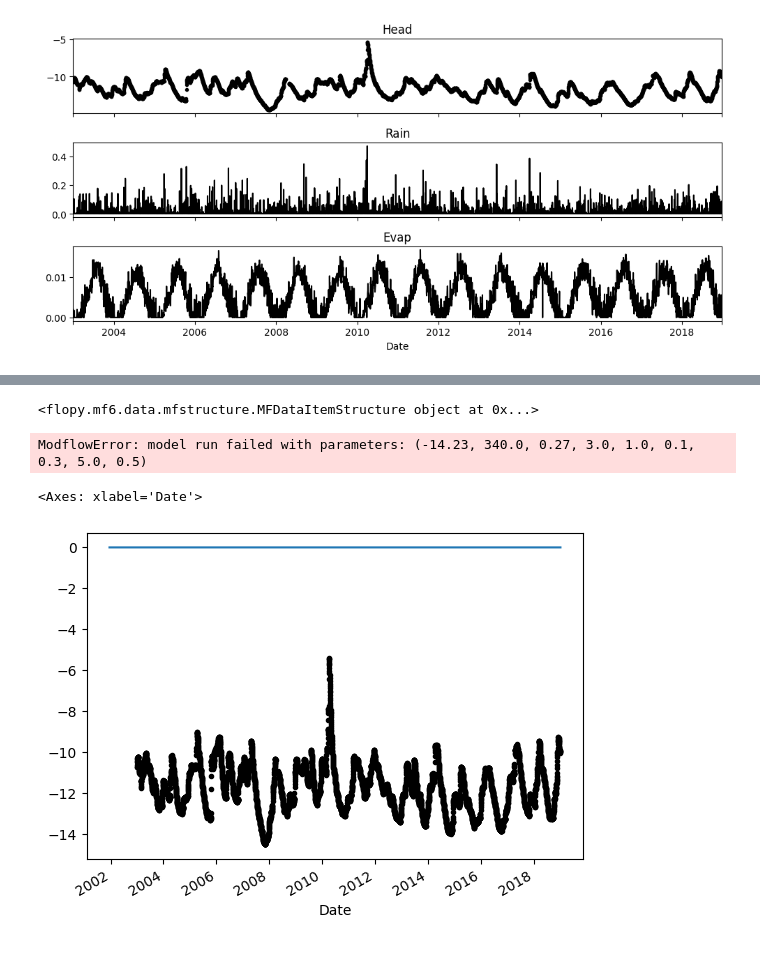
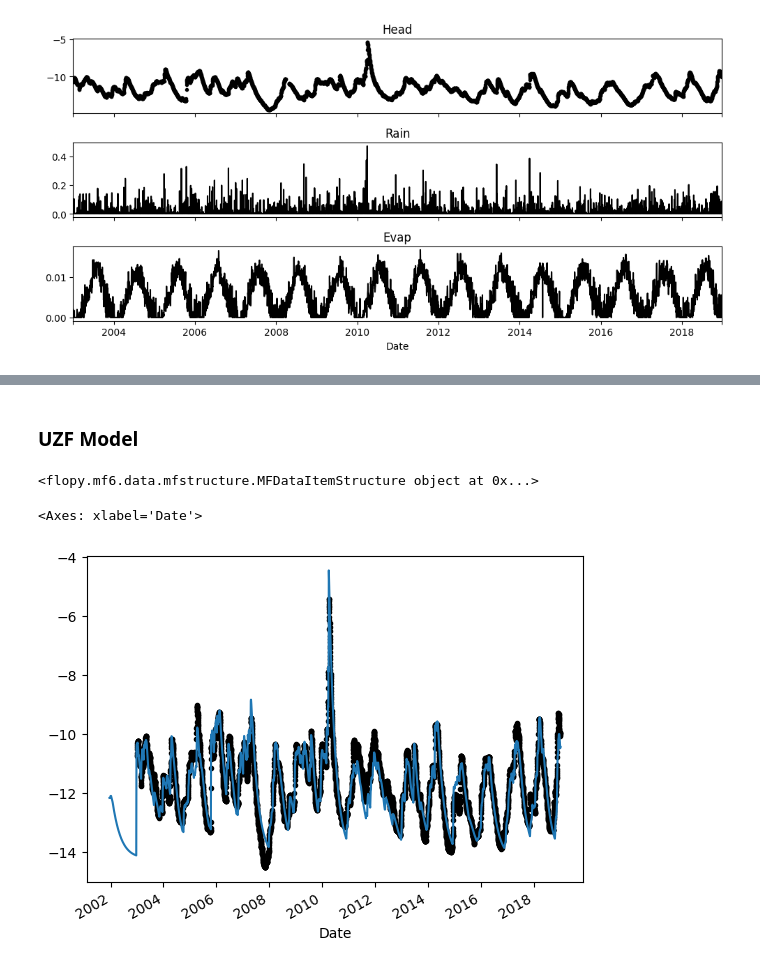
Before and after one commit to pastas/pastas-plugins, a Jupyter notebook: docs/examples/modflow_uzf.ipynb, the cells around one changed output, grey strips where cells are left out. Cells and saved outputs as stored; diff of their text form; code cells hidden in the pictures.

Commit message:
uzf modflow pastas example

```diff
--- a/docs/examples/modflow_uzf.ipynb
+++ b/docs/examples/modflow_uzf.ipynb
@@ -40,29 +86,26 @@ ps.plots.series(head, [prec, evap], hist=False);
+# %% [markdown]
+### UZF Model
 # %%
-# create modflow pastas model with c and sy
 mlumf = ps.Model(head)
-constant_d = -14.23
-# shorten the warmup to speed up the modflow calculation somewhat.
-mlumf.settings["warmup"] = pd.Timedelta(days=4 * 365)
-expmf = ppmf.ModflowUzf(exe_name=mf6_exe, sim_ws="mf_files/test_umf", head=head, nwavesets=100, ntrailwaves=7)
+
+expmf = ppmf.ModflowUzf(exe_name=mf6_exe, sim_ws="mf_files/test_umf", head=head)
 expsm = ppmf.ModflowModel(prec=prec, evap=evap, modflow=expmf, name="test_expmfsm")
 mlumf.add_stressmodel(expsm)
 mlumf.set_parameter(f"{expsm.name}_s", initial=0.27, vary=False)
 mlumf.set_parameter(f"{expsm.name}_c", initial=340.0, vary=False)
-# mlexpmf.set_parameter(f"{expsm.name}_f", initial=mlexp_f, vary=False)
+constant_d = -14.23
 if "constant_d" in mlumf.parameters.index:
     mlumf.set_parameter("constant_d", initial=constant_d, vary=False)
     if expmf._head is not None:
         mlumf.del_constant()
         mlumf.set_parameter(f"{expsm.name}_d", initial=constant_d, vary=False)
-# height = (head.max() - constant_d)+2.0
-height = 3.0
-mlumf.set_parameter(f"{expsm.name}_height", initial=height, vary=False)
+mlumf.set_parameter(f"{expsm.name}_height", initial=10.0, vary=False)
 
+mlumf.settings["warmup"] = pd.Timedelta(days=4 * 365)
 sim = mlumf.simulate()
 ax = mlumf.observations().plot(marker=".", color="k", linestyle="None", legend=False)
 sim.plot(ax=ax)
 # %% [output]
 <flopy.mf6.data.mfstructure.MFDataItemStructure object at 0x...>
-ModflowError: model run failed with parameters: (-14.23, 340.0, 0.27, 3.0, 1.0, 0.1, 0.3, 5.0, 0.5)
+<Axes: xlabel='Date'>
-<Axes: xlabel='Date'>
-[figure, old version]
+[figure, new version]
```
Also changed, not shown: parts of 10 cells of this notebook.
